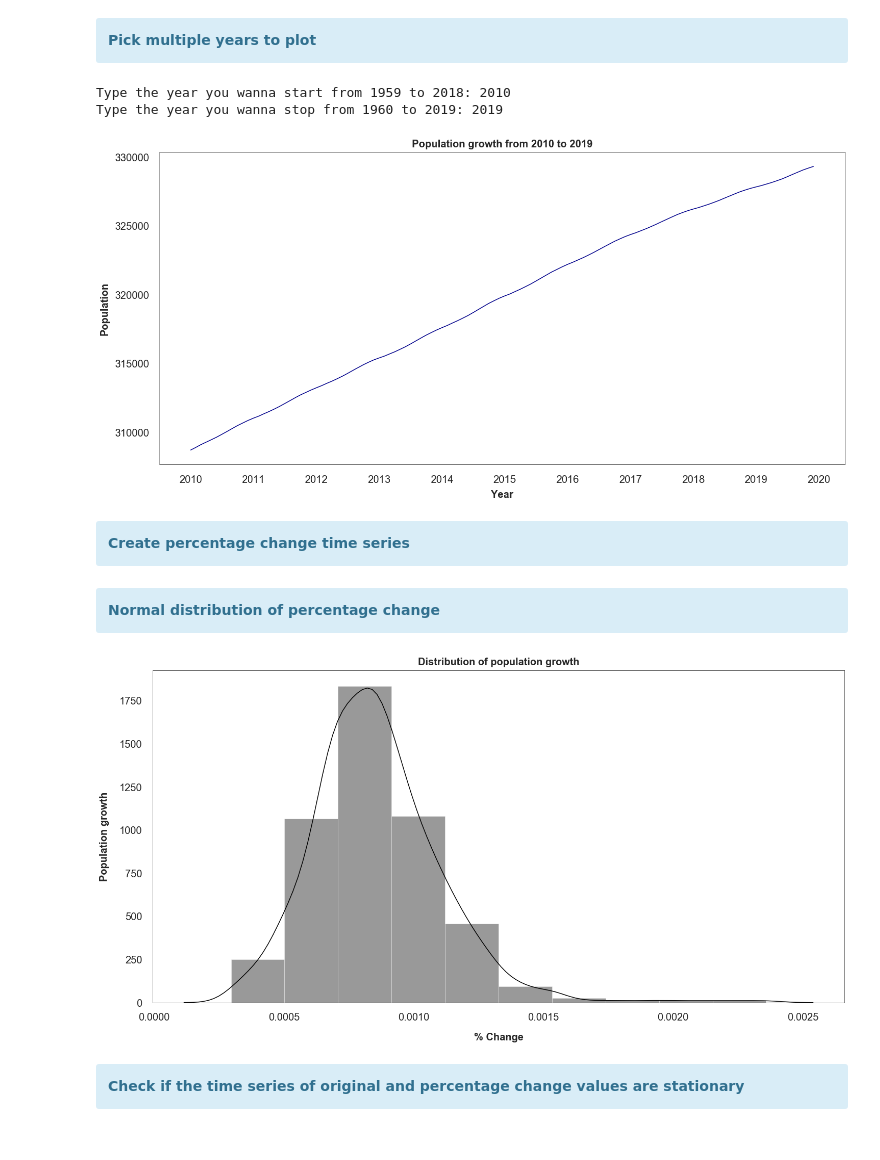
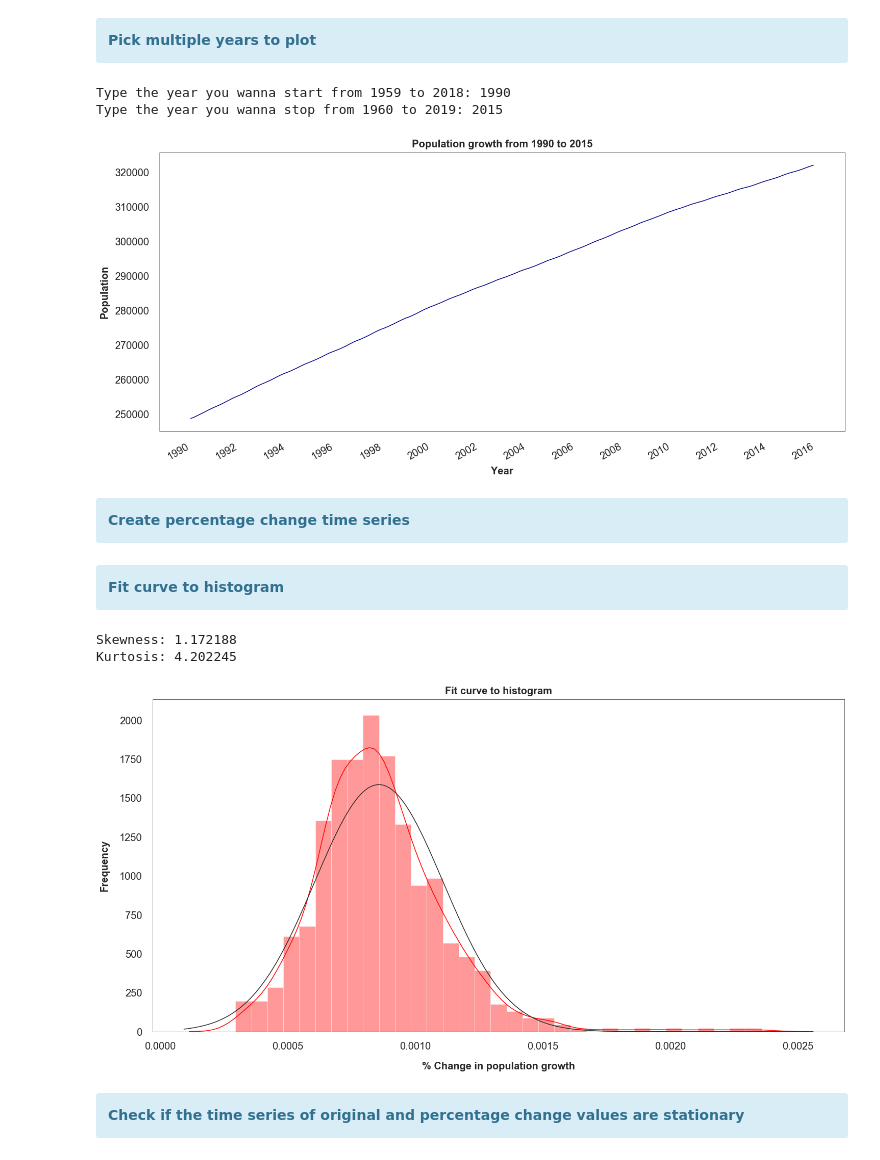
Before and after one commit to Pedro-Ivo/Population_Time_Series, a Jupyter notebook: United States population growth.ipynb, the cells around one changed output. Drawn from its saved outputs; the diff is of its cells as text; code cells hidden in the pictures.

```diff
--- a/United States population growth.ipynb
+++ b/United States population growth.ipynb
@@ -114,26 +116,30 @@ Type the year you want to plot from 1959 to 2019: 2000
 # %%
 year_s = int(input('Type the year you wanna start from 1959 to 2018: '))
 year_p = int(input('Type the year you wanna stop from 1960 to 2019: '))
 if year_s > 1958 and year_s < year_p and year_p > year_s and year_p < 2020:
     plt.figure(figsize = (20,10))
     plt.rc('font', weight = 'normal')
     plt.title('Population growth from %.0f to %.0d' % (year_s, year_p), weight = 'bold', fontsize = 20, pad = 10)
     plt.xlabel('Year', weight = 'bold', fontsize = 20, labelpad = 10)
     plt.ylabel('Population', weight = 'bold', fontsize = 20, labelpad = 10)
     plt.xticks(fontsize = 20)
     plt.yticks(fontsize = 20)
     plt.tick_params(axis = 'both', pad = 10, size = 10)
     plt.tight_layout()
     plt.rc('font', size = 10)
     dfyear2 = df[(df.index.year >= year_s) & (df.index.year <= year_p)]
     plt.plot(dfyear2, color = 'darkblue')
+    plt.gcf().autofmt_xdate()
+    date_format = mdates.DateFormatter('%Y')
+    plt.gca().xaxis.set_major_locator(mdates.YearLocator(2))
+    plt.gca().xaxis.set_major_formatter(date_format)
     plt.show()
 else:
     print('Run again and type a valid year(s)')
 # %% [output]
-Type the year you wanna start from 1959 to 2018: 2010
-Type the year you wanna stop from 1960 to 2019: 2019
+Type the year you wanna start from 1959 to 2018: 1990
+Type the year you wanna stop from 1960 to 2019: 2015
-[figure, old version]
+[figure, new version]
 # %% [markdown]
 <div class="alert alert-block alert-info">
 <b>Create percentage change time series</b>
@@ -155,25 +161,30 @@ pct = df['value'].pct_change()
 pct_fix = pct._get_numeric_data().dropna()
 # %% [markdown]
 <div class="alert alert-block alert-info">
-<b>Normal distribution of percentage change</b>
+<b>Fit curve to histogram</b>
 </div>
 # %%
+print('Skewness: %f' % skew(pct_fix))
+print('Kurtosis: %f' % kurtosis(pct_fix))
+
 plt.figure(figsize = (20,10))
 plt.xticks(fontsize = 20)
 plt.yticks(fontsize = 20)
 plt.tick_params(axis = 'both', pad = 10, size = 10)
 plt.tight_layout()
 plt.rc('font', size = 10)
-ax = sns.distplot(pct_fix, bins = 10, color = 'black', kde = True, hist = True)
-ax.set_title('Distribution of population growth', weight = 'bold', fontsize = 20, pad = 10)
-ax.set_xlabel('% Change', weight = 'bold', fontsize = 20, labelpad = 20)
-ax.set_ylabel('Population growth', weight = 'bold', fontsize = 20, labelpad = 20)
+ax = sns.distplot(pct_fix, fit = norm, color = 'red', hist = True, kde = True)
+ax.set_title('Fit curve to histogram', weight = 'bold', fontsize = 20, pad = 10)
+ax.set_xlabel('% Change in population growth', weight = 'bold', fontsize = 20, labelpad = 20)
+ax.set_ylabel('Frequency', weight = 'bold', fontsize = 20, labelpad = 20)
 ax.tick_params(labelsize = 20, length = 10)
 start, end = plt.ylim()
 plt.yticks(np.arange(start, end, 250))
 plt.show()
 # %% [output]
+Skewness: 1.172188
+Kurtosis: 4.202245
-[figure, old version]
+[figure, new version]
 # %% [markdown]
 <div class="alert alert-block alert-info">
 <b>Check if the time series of original and percentage change values are stationary</b>
```
Also changed, not shown: parts of 11 cells of this notebook.
